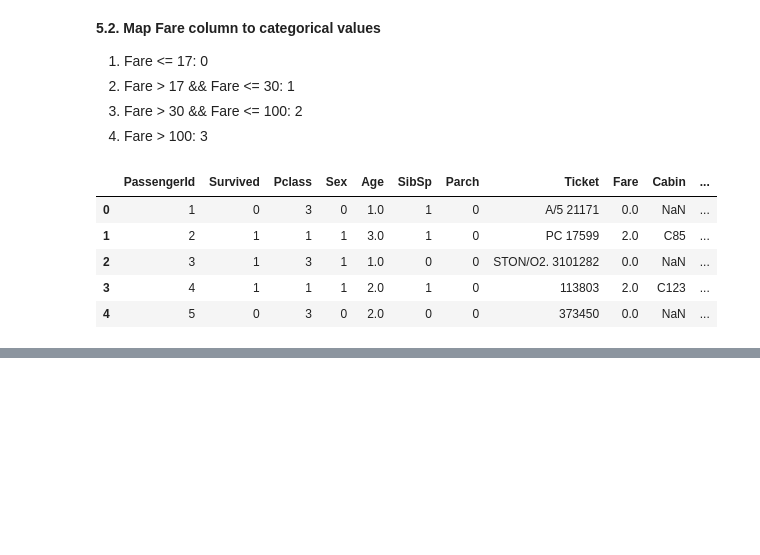
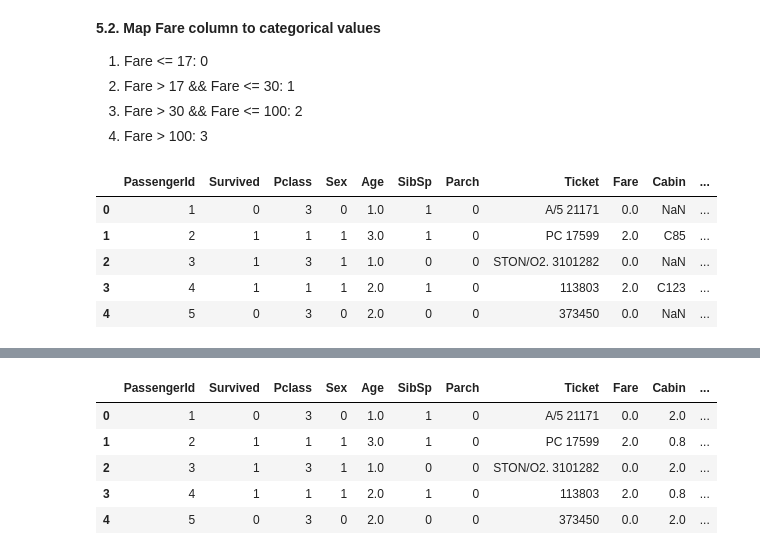
Before and after one commit to Zaedul-Islam/Kaggle, a Jupyter notebook: Titanic - Machine Learning from Disaster/Titanic.ipynb, the cells around one changed output, grey strips where cells are left out. Drawn from its saved outputs; the diff is of its cells as text; code cells hidden in the pictures; blank space fills up the shorter version.

```diff
--- a/Titanic - Machine Learning from Disaster/Titanic.ipynb
+++ b/Titanic - Machine Learning from Disaster/Titanic.ipynb
@@ -607,0 +652,9 @@ train.head()
+# %%
+train.head()
+# %% [output]
+|  | PassengerId | Survived | Pclass | Sex | Age | SibSp | Parch | Ticket | Fare | Cabin | ... |
+| 0 | 1 | 0 | 3 | 0 | 1.0 | 1 | 0 | A/5 21171 | 0.0 | 2.0 | ... |
+| 1 | 2 | 1 | 1 | 1 | 3.0 | 1 | 0 | PC 17599 | 2.0 | 0.8 | ... |
+| 2 | 3 | 1 | 3 | 1 | 1.0 | 0 | 0 | STON/O2. 3101282 | 0.0 | 2.0 | ... |
+| 3 | 4 | 1 | 1 | 1 | 2.0 | 1 | 0 | 113803 | 2.0 | 0.8 | ... |
+| 4 | 5 | 0 | 3 | 0 | 2.0 | 0 | 0 | 373450 | 0.0 | 2.0 | ... |
```
Also changed, not shown: parts of 10 cells of this notebook.
